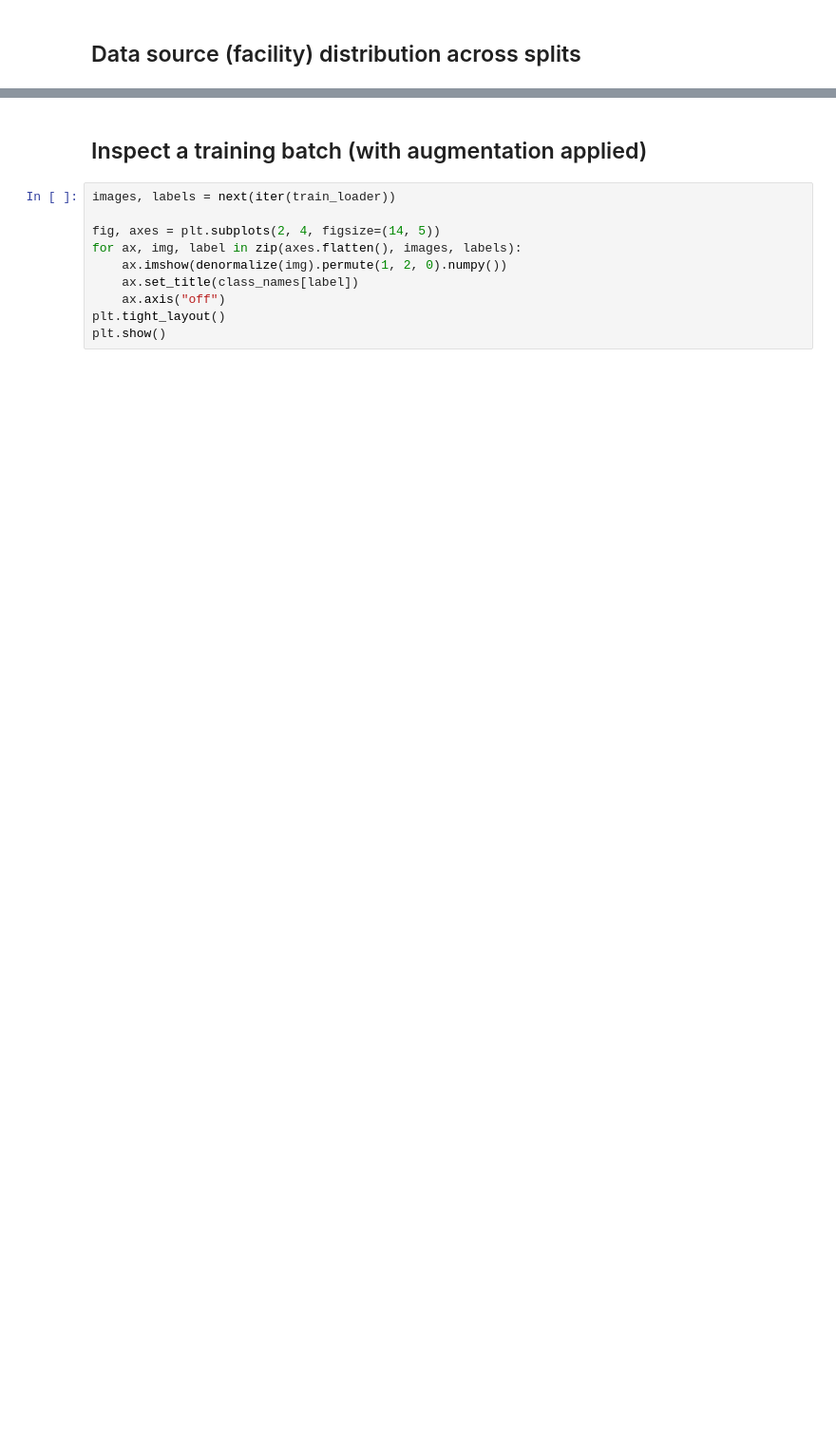
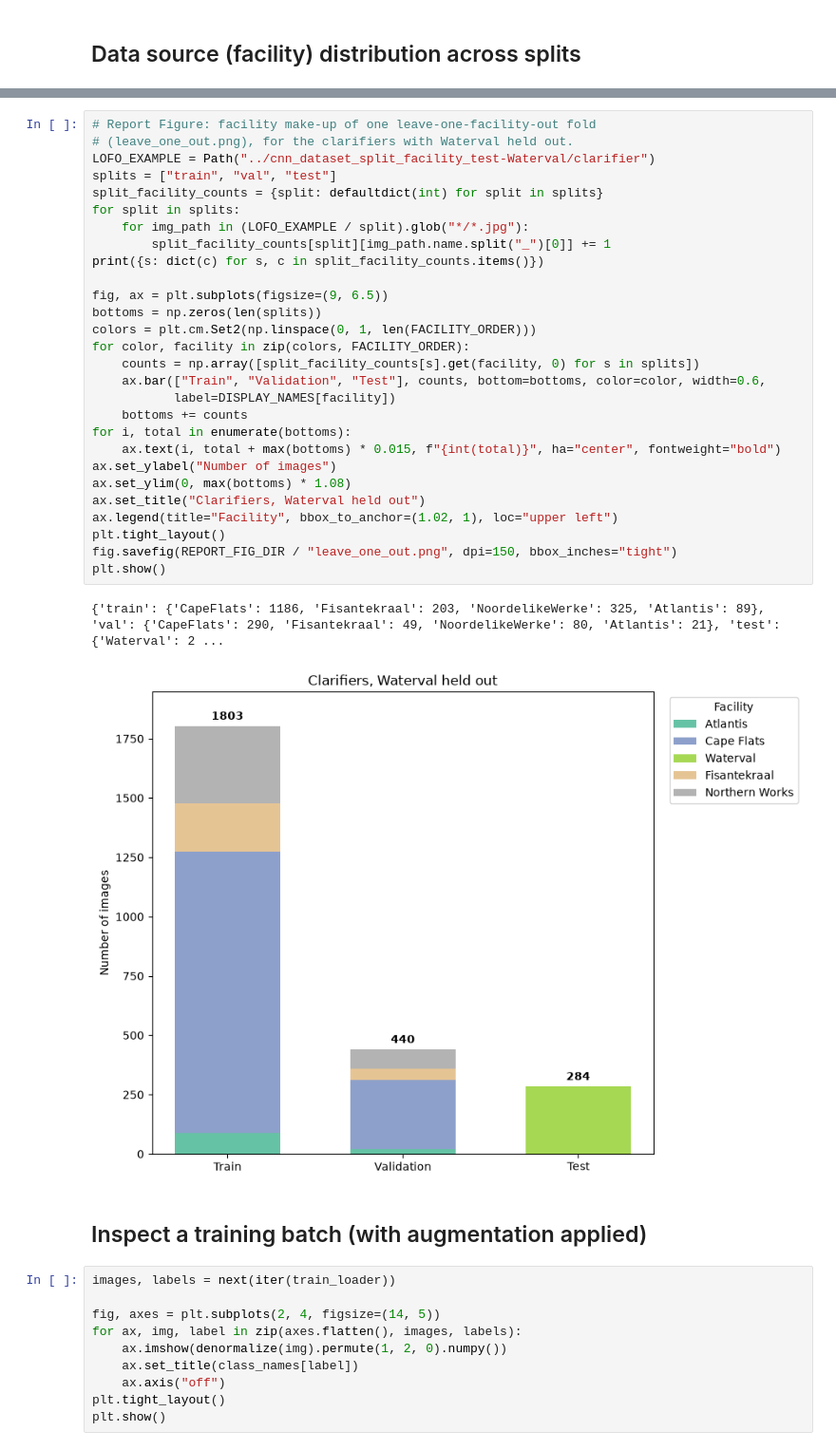
Before and after one commit to janes1234/Skripsie, a Jupyter notebook: CNN/data_exploration.ipynb, the cells around one changed output, grey strips where cells are left out. Shown at 95% size. Drawn from its saved outputs; the diff is of its cells as text; blank space fills up the shorter version.

```diff
--- a/CNN/data_exploration.ipynb
+++ b/CNN/data_exploration.ipynb
@@ -416,3 +304,34 @@ plt.show()
+# %%
+# Report Figure: facility make-up of one leave-one-facility-out fold
+# (leave_one_out.png), for the clarifiers with Waterval held out.
+LOFO_EXAMPLE = Path("../cnn_dataset_split_facility_test-Waterval/clarifier")
+splits = ["train", "val", "test"]
+split_facility_counts = {split: defaultdict(int) for split in splits}
+for split in splits:
+    for img_path in (LOFO_EXAMPLE / split).glob("*/*.jpg"):
+        split_facility_counts[split][img_path.name.split("_")[0]] += 1
+print({s: dict(c) for s, c in split_facility_counts.items()})
+
+fig, ax = plt.subplots(figsize=(9, 6.5))
+bottoms = np.zeros(len(splits))
+colors = plt.cm.Set2(np.linspace(0, 1, len(FACILITY_ORDER)))
+for color, facility in zip(colors, FACILITY_ORDER):
+    counts = np.array([split_facility_counts[s].get(facility, 0) for s in splits])
+    ax.bar(["Train", "Validation", "Test"], counts, bottom=bottoms, color=color, width=0.6,
+           label=DISPLAY_NAMES[facility])
+    bottoms += counts
+for i, total in enumerate(bottoms):
+    ax.text(i, total + max(bottoms) * 0.015, f"{int(total)}", ha="center", fontweight="bold")
+ax.set_ylabel("Number of images")
+ax.set_ylim(0, max(bottoms) * 1.08)
+ax.set_title("Clarifiers, Waterval held out")
+ax.legend(title="Facility", bbox_to_anchor=(1.02, 1), loc="upper left")
+plt.tight_layout()
+fig.savefig(REPORT_FIG_DIR / "leave_one_out.png", dpi=150, bbox_inches="tight")
+plt.show()
+# %% [output]
+{'train': {'CapeFlats': 1186, 'Fisantekraal': 203, 'NoordelikeWerke': 325, 'Atlantis': 89}, 'val': {'CapeFlats': 290, 'Fisantekraal': 49, 'NoordelikeWerke': 80, 'Atlantis': 21}, 'test': {'Waterval': 2 ...
+[figure, added]
 # %% [markdown]
 ## Inspect a training batch (with augmentation applied)
 # %%
```
Also changed, not shown: parts of 15 cells of this notebook, 34 other files.
